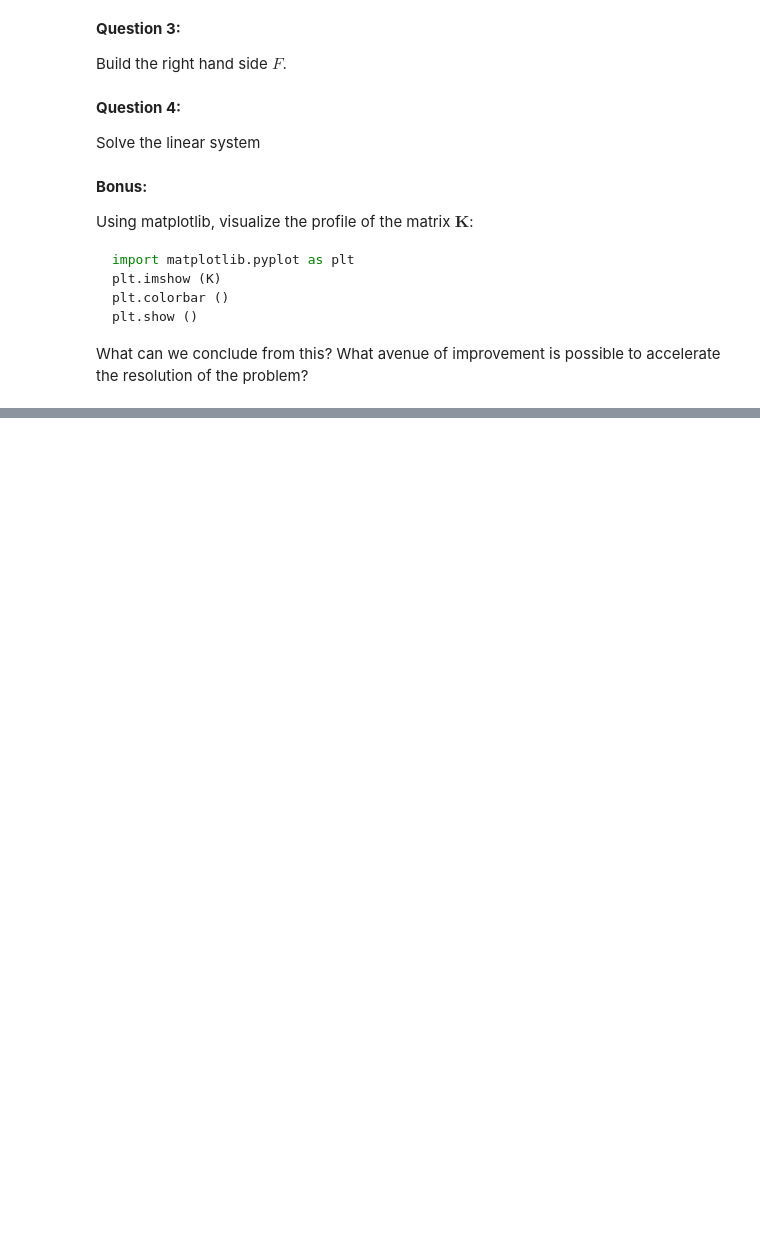
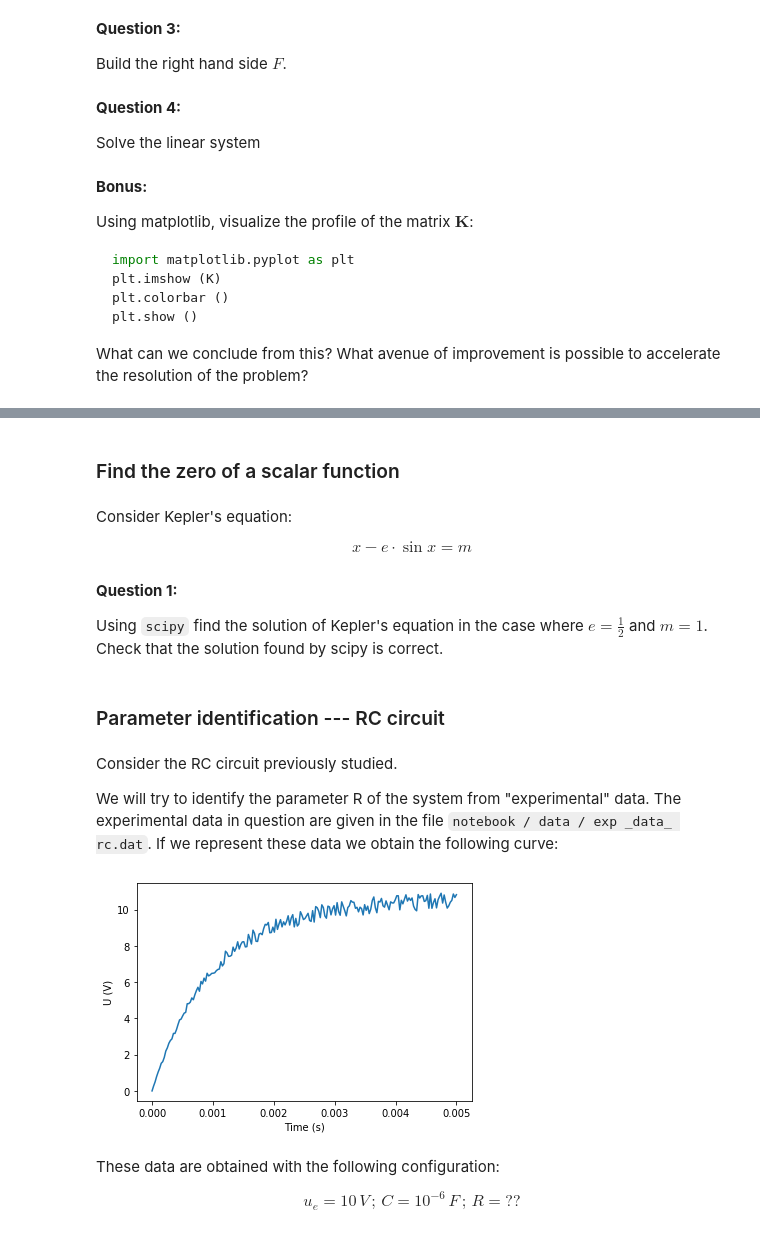
Before and after one commit to basileMarchand/master_1_sgm_energie_psl, a Jupyter notebook: notebook/XX_exercices.ipynb, the cells around one changed output, grey strips where cells are left out. Cells and saved outputs as stored; diff of their text form; code cells hidden in the pictures; blank space fills up the shorter version.

```diff
--- a/notebook/XX_exercices.ipynb
+++ b/notebook/XX_exercices.ipynb
@@ -270,0 +316,34 @@ What can we conclude from this? What avenue of improvement is possible to accele
+# %% [markdown]
+### Find the zero of a scalar function
+# %% [markdown]
+Consider Kepler's equation:
+
+$$ x - e\cdot \sin x = m $$
+# %% [markdown]
+**Question 1:**
+
+Using `scipy` find the solution of Kepler's equation in the case where $e=\frac{1}{2}$ and $m=1$. Check that the solution found by scipy is correct.
+# %% [markdown]
+### Parameter identification --- RC circuit
+# %% [markdown]
+Consider the RC circuit previously studied.
+
+We will try to identify the parameter R of the system from "experimental" data.
+The experimental data in question are given in the file `notebook / data / exp _data_ rc.dat`. If we represent these data we obtain the following curve:
+# %%
+import matplotlib.pyplot as plt
+import numpy as np
+import pathlib as pl
+
+data = np.loadtxt(str(pl.Path(".") / "data" / "exp_data_rc.dat"))
+
+plt.plot( data[:,0], data[:,1])
+plt.xlabel("Time (s)")
+plt.ylabel("U (V)")
+plt.show()
+# %% [output]
+[figure, added]
+# %% [markdown]
+These data are obtained with the following configuration:
+
+$$ u_e = 10\,V\, ; \, C=10^{-6}\,F\, ; \, R=?? $$
```
Also changed, not shown: parts of 11 cells of this notebook, 1 other file.
